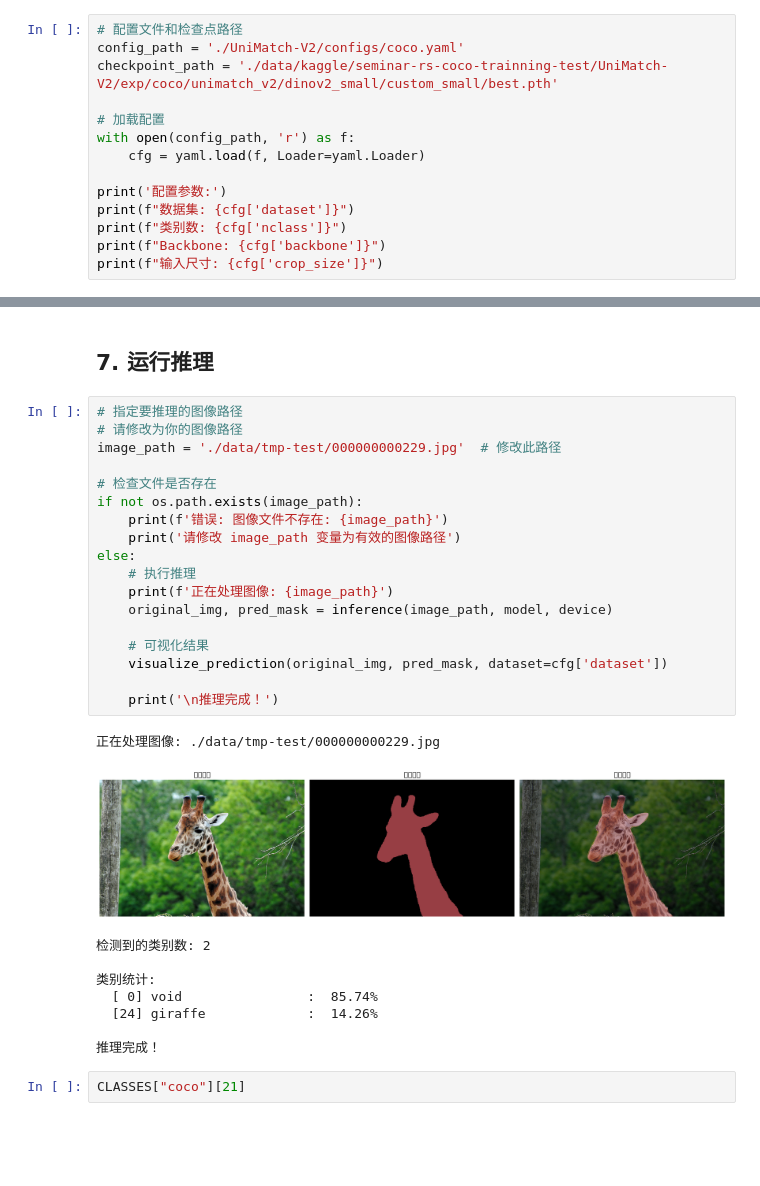
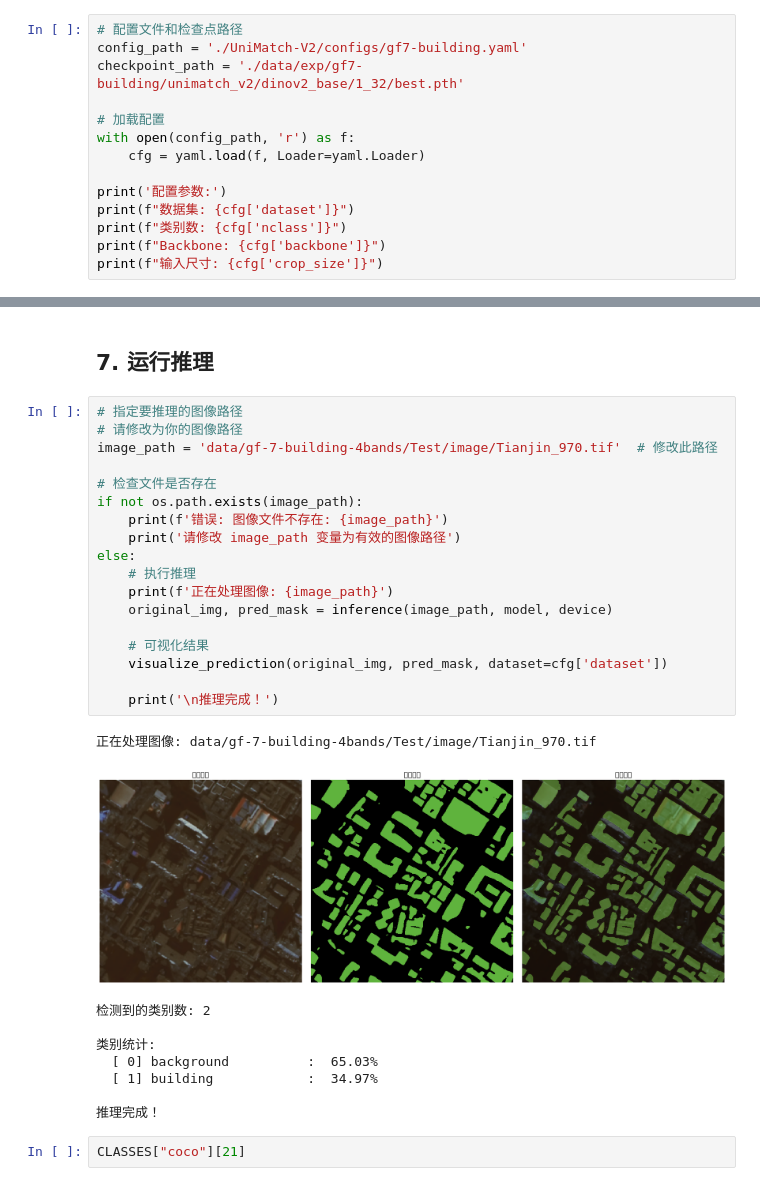
Before and after one commit to JebediahC/seminar-rs, a Jupyter notebook: inference.ipynb, the cells around one changed output, grey strips where cells are left out. Cells and saved outputs as stored; diff of their text form; blank space fills up the shorter version.

```diff
--- a/inference.ipynb
+++ b/inference.ipynb
@@ -22,8 +22,8 @@ xFormers not available
 ## 2. 配置参数
 # %%
 # 配置文件和检查点路径
-config_path = './UniMatch-V2/configs/coco.yaml'
-checkpoint_path = './data/kaggle/seminar-rs-coco-trainning-test/UniMatch-V2/exp/coco/unimatch_v2/dinov2_small/custom_small/best.pth'
+config_path = './UniMatch-V2/configs/gf7-building.yaml'
+checkpoint_path = './data/exp/gf7-building/unimatch_v2/dinov2_base/1_32/best.pth'
 
 # 加载配置
 with open(config_path, 'r') as f:
@@ -195,29 +195,29 @@ print('可视化函数定义完成')
 # %%
 # 指定要推理的图像路径
 # 请修改为你的图像路径
-image_path = './data/tmp-test/000000000229.jpg'  # 修改此路径
+image_path = 'data/gf-7-building-4bands/Test/image/Tianjin_970.tif'  # 修改此路径
 
 # 检查文件是否存在
 if not os.path.exists(image_path):
     print(f'错误: 图像文件不存在: {image_path}')
     print('请修改 image_path 变量为有效的图像路径')
 else:
     # 执行推理
     print(f'正在处理图像: {image_path}')
     original_img, pred_mask = inference(image_path, model, device)
 
     # 可视化结果
     visualize_prediction(original_img, pred_mask, dataset=cfg['dataset'])
 
     print('\n推理完成！')
 # %% [output]
-正在处理图像: ./data/tmp-test/000000000229.jpg
+正在处理图像: data/gf-7-building-4bands/Test/image/Tianjin_970.tif
-[figure, old version]
+[figure, new version]
 检测到的类别数: 2
 
 类别统计:
-  [ 0] void                :  85.74%
-  [24] giraffe             :  14.26%
+  [ 0] background          :  65.03%
+  [ 1] building            :  34.97%
 
 推理完成！
 # %%
```
Also changed, not shown: parts of 3 cells of this notebook.
